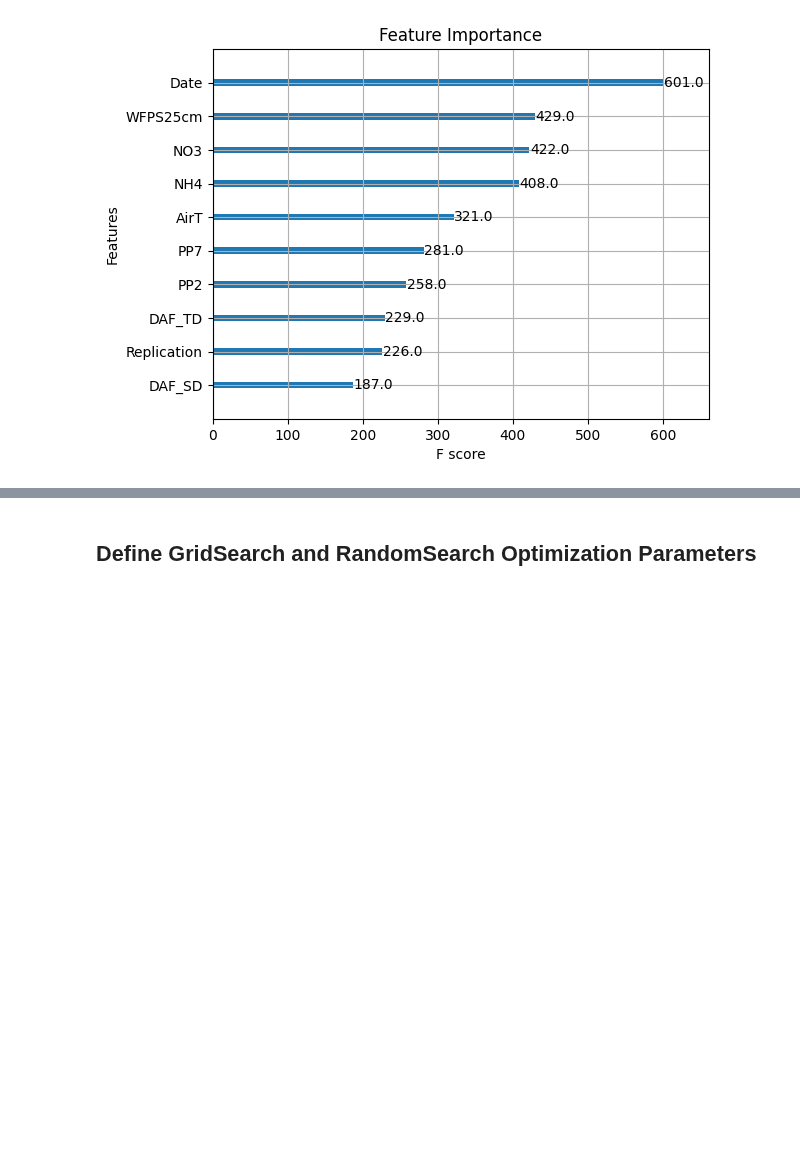
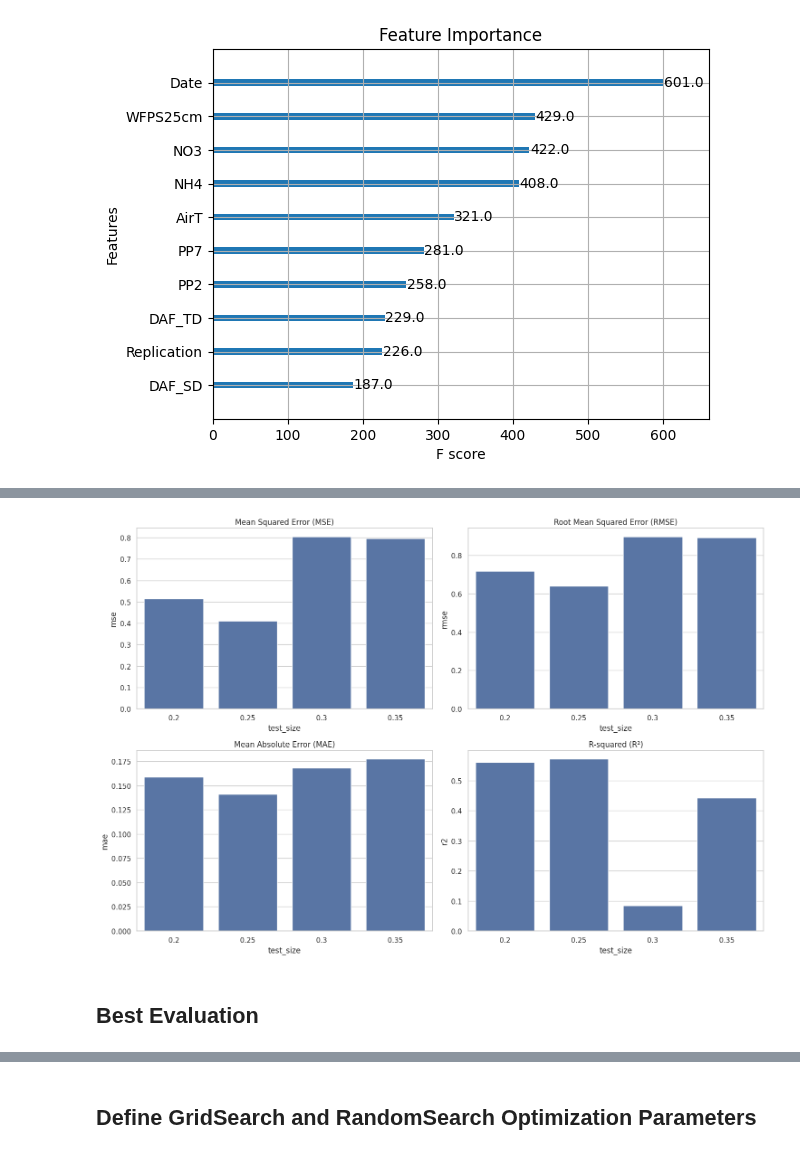
Before and after one commit to roniwahyu/outlier-detection2024, a Jupyter notebook: 09_04_2_Agricultural_N2O_IDO_Skema_Uji_HyperparameterTuning_SWI_22052024.ipynb, the cells around one changed output, grey strips where cells are left out. Cells and saved outputs as stored; diff of their text form; code cells hidden in the pictures; blank space fills up the shorter version.

```diff
--- a/09_04_2_Agricultural_N2O_IDO_Skema_Uji_HyperparameterTuning_SWI_22052024.ipynb
+++ b/09_04_2_Agricultural_N2O_IDO_Skema_Uji_HyperparameterTuning_SWI_22052024.ipynb
@@ -259,0 +441,28 @@ R-squared: 0.44242054699472877
+# %%
+# Create a figure and a set of subplots
+fig, axs = plt.subplots(2, 2, figsize=(15, 10))
+# Plot MSE
+sns.barplot(x='test_size', y='mse', data=results_df, ax=axs[0, 0])
+axs[0, 0].set_title('Mean Squared Error (MSE)')
+
+# Plot RMSE
+sns.barplot(x='test_size', y='rmse', data=results_df, ax=axs[0, 1])
+axs[0, 1].set_title('Root Mean Squared Error (RMSE)')
+
+# Plot MAE
+sns.barplot(x='test_size', y='mae', data=results_df, ax=axs[1, 0])
+axs[1, 0].set_title('Mean Absolute Error (MAE)')
+
+# Plot R-squared
+sns.barplot(x='test_size', y='r2', data=results_df, ax=axs[1, 1])
+axs[1, 1].set_title('R-squared (R²)')
+
+# Adjust layout
+plt.tight_layout()
+
+# Show the plots
+plt.show()
+# %% [output]
+[figure, added]
+# %% [markdown]
+## Best Evaluation
```
Also changed, not shown: parts of 18 cells of this notebook, 1 other file.
